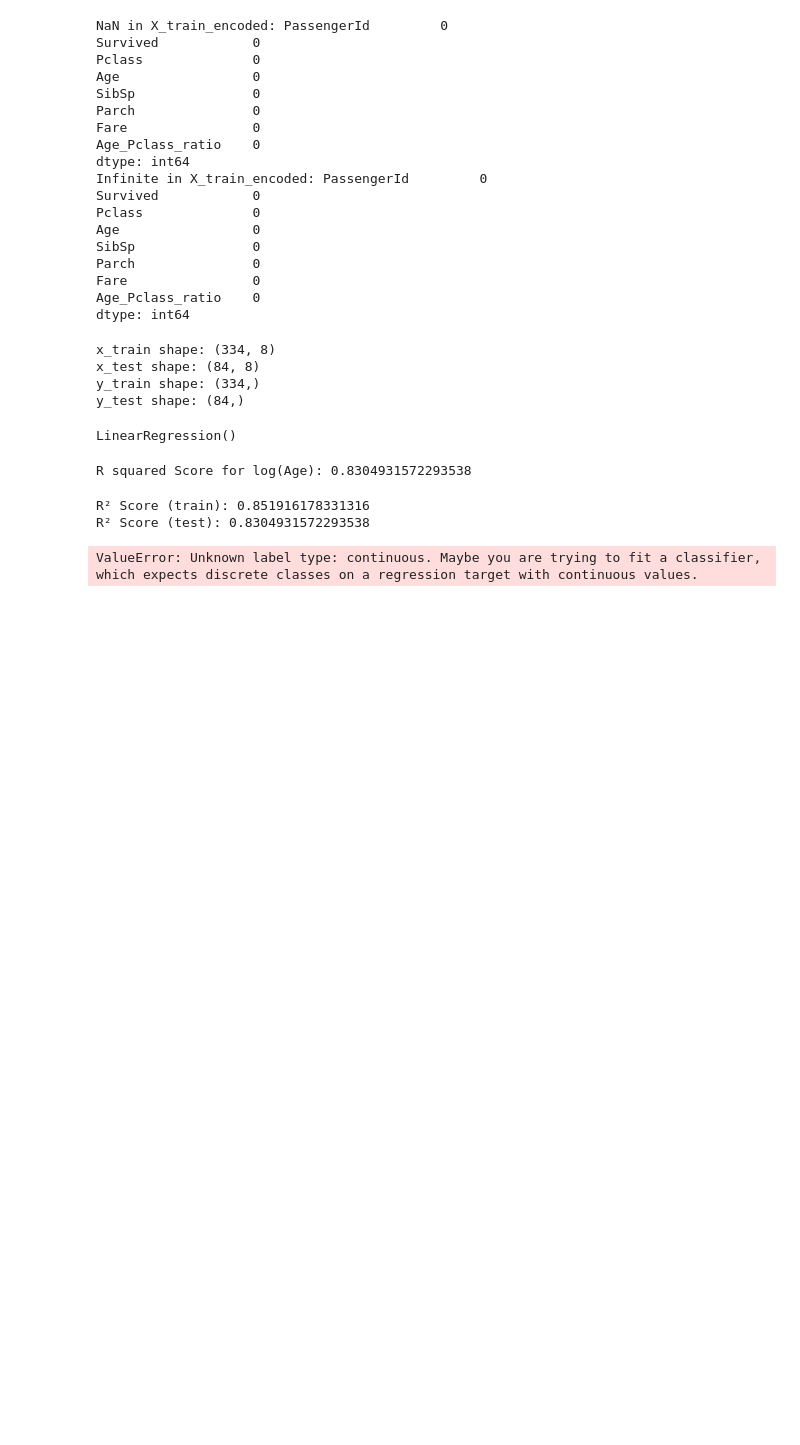
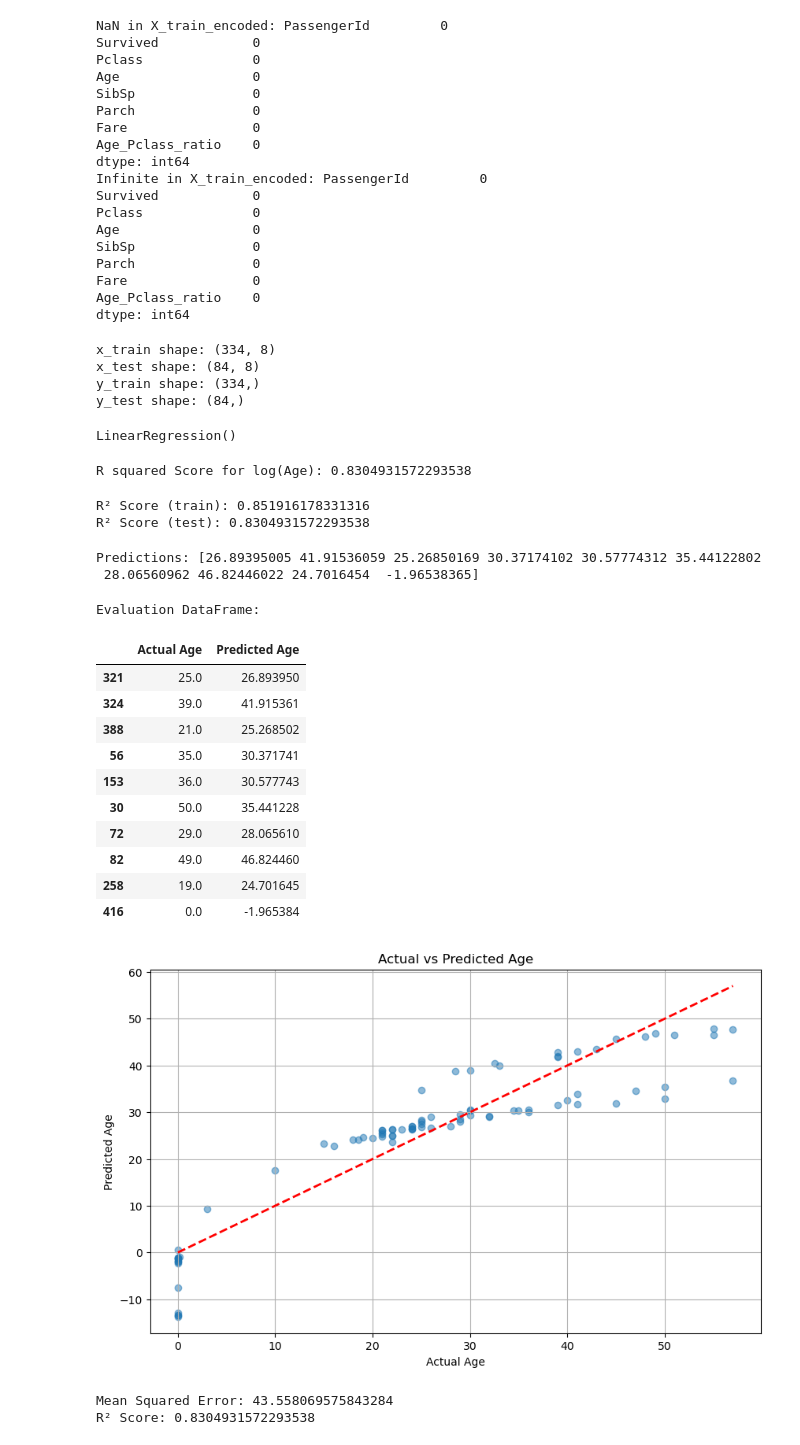
Before and after one commit to AS200585/Titanic-ML-Project, a Jupyter notebook: titanic-prediction.ipynb, the cells around one changed output. Cells and saved outputs as stored; diff of their text form; code cells hidden in the pictures; blank space fills up the shorter version.

```diff
--- a/titanic-prediction.ipynb
+++ b/titanic-prediction.ipynb
@@ -184,18 +184,51 @@ print(f"R² Score (test): {reg.score(x_test, y_test)}")
 # %% [output]
 R² Score (train): 0.851916178331316
 R² Score (test): 0.8304931572293538
-# %%
-from sklearn.linear_model import LogisticRegression
-from sklearn.metrics import confusion_matrix, classification_report, accuracy_score
-
-logreg = LogisticRegression()
-logreg.fit(x_train,y_train)
-pred_logreg = logreg.predict(X_test)
-print(f"Logistic Regression R² Score (train): {logreg.score(X_train, Y_train)}")
-print(f"Logistic Regression R² Score (test): {logreg.score(X_test, Y_test)}")
-
-print(confusion_matrix(y_test, pred_logreg))
-print(classification_report(y_test, pred_logreg))
-print(accuracy_score(y_test, pred_logreg))
-# %% [output]
-ValueError: Unknown label type: continuous. Maybe you are trying to fit a classifier, which expects discrete classes on a regression target with continuous values.
+# %%
+# Predictions
+y_pred = reg.predict(x_test)
+# Display predictions
+print(f"Predictions: {y_pred[:10]}")  # Display first 10 predictions
+# %% [output]
+Predictions: [26.89395005 41.91536059 25.26850169 30.37174102 30.57774312 35.44122802
+ 28.06560962 46.82446022 24.7016454  -1.96538365]
+# %%
+evaluation_df = pd.DataFrame({
+    'Actual Age': y_test,
+    'Predicted Age': y_pred
+})
+print("\nEvaluation DataFrame:")
+display(evaluation_df.head(10))  # Display first 10 rows of the evaluation DataFrame
+# Plotting the results
+plt.figure(figsize=(10, 6))
+plt.scatter(y_test, y_pred, alpha=0.5)
+plt.plot([y_test.min(), y_test.max()], [y_test.min(), y_test.max()], 'r--', lw=2)
+plt.xlabel('Actual Age')
+plt.ylabel('Predicted Age')
+plt.title('Actual vs Predicted Age')
+plt.grid()
+plt.show()
+# %% [output]
+Evaluation DataFrame:
+|  | Actual Age | Predicted Age |
+| 321 | 25.0 | 26.893950 |
+| 324 | 39.0 | 41.915361 |
+| 388 | 21.0 | 25.268502 |
+| 56 | 35.0 | 30.371741 |
+| 153 | 36.0 | 30.577743 |
+| 30 | 50.0 | 35.441228 |
+| 72 | 29.0 | 28.065610 |
+| 82 | 49.0 | 46.824460 |
+| 258 | 19.0 | 24.701645 |
+| 416 | 0.0 | -1.965384 |
+[figure, added]
+# %%
+# Evaluation metrics
+from sklearn.metrics import mean_squared_error, r2_score
+mse = mean_squared_error(y_test, y_pred)
+r2 = r2_score(y_test, y_pred)
+print(f"Mean Squared Error: {mse}")
+print(f"R² Score: {r2}")
+# %% [output]
+Mean Squared Error: 43.558069575843284
+R² Score: 0.8304931572293538
```
